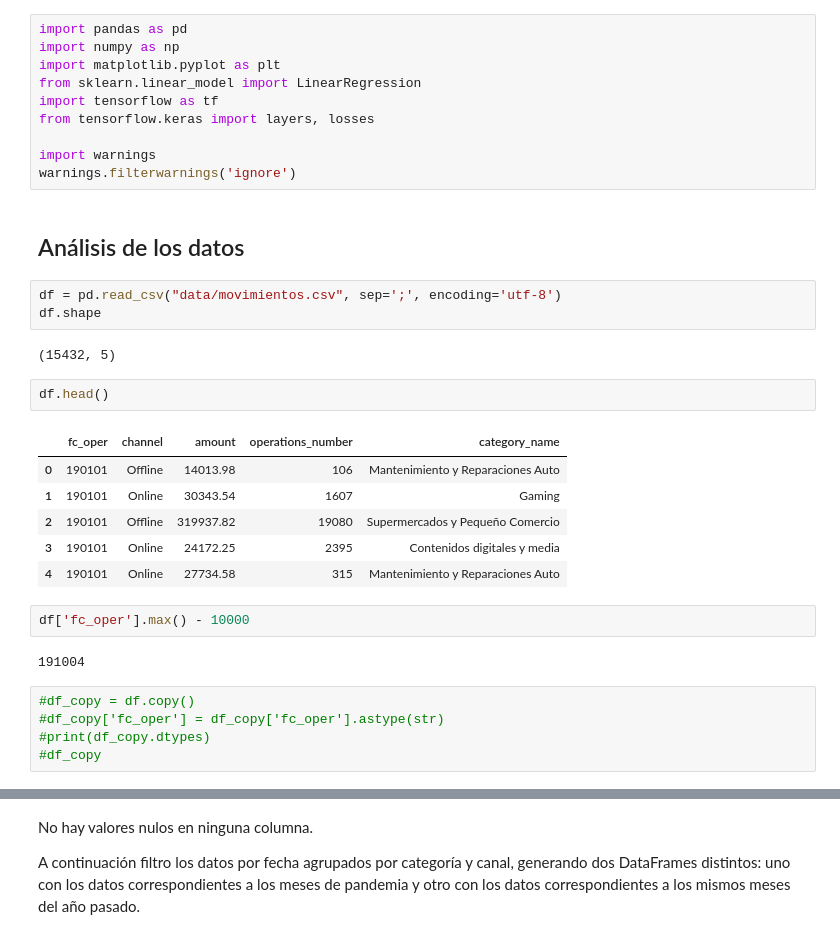
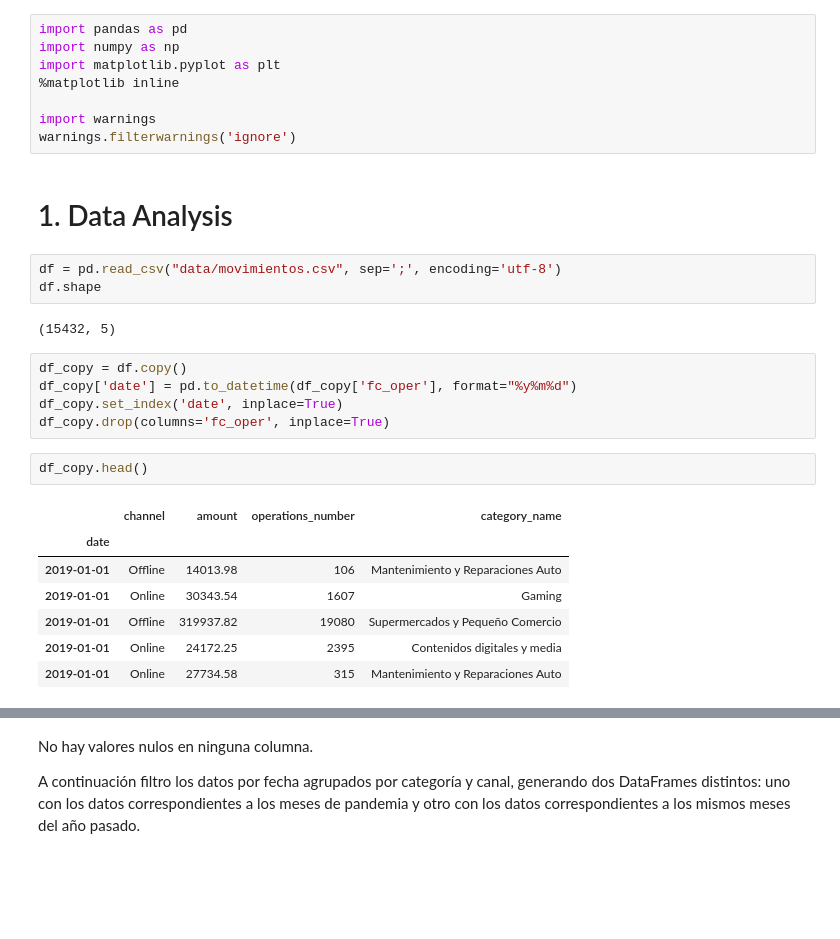
Before and after one commit to csar95/Gasto-con-Tarjeta_Time-Series, a Jupyter notebook: workbook.ipynb, the cells around one changed output, grey strips where cells are left out. Saved outputs shown, nothing was run; the diff lists cells and outputs as text; blank space fills up the shorter version.

```diff
--- a/workbook.ipynb
+++ b/workbook.ipynb
@@ -2,34 +2,29 @@
 import pandas as pd
 import numpy as np
 import matplotlib.pyplot as plt
-from sklearn.linear_model import LinearRegression
-import tensorflow as tf
-from tensorflow.keras import layers, losses
+%matplotlib inline
 
 import warnings
 warnings.filterwarnings('ignore')
-# %% [markdown]
-## Análisis de los datos
+# %% [markdown]
+# 1. Data Analysis
 # %%
 df = pd.read_csv("data/movimientos.csv", sep=';', encoding='utf-8')
 df.shape
 # %% [output]
 (15432, 5)
+# %%
+df_copy = df.copy()
+df_copy['date'] = pd.to_datetime(df_copy['fc_oper'], format="%y%m%d")
+df_copy.set_index('date', inplace=True)
+df_copy.drop(columns='fc_oper', inplace=True)
 # %%
-df.head()
+df_copy.head()
 # %% [output]
-|  | fc_oper | channel | amount | operations_number | category_name |
-| 0 | 190101 | Offline | 14013.98 | 106 | Mantenimiento y Reparaciones Auto |
-| 1 | 190101 | Online | 30343.54 | 1607 | Gaming |
-| 2 | 190101 | Offline | 319937.82 | 19080 | Supermercados y Pequeño Comercio |
-| 3 | 190101 | Online | 24172.25 | 2395 | Contenidos digitales y media |
-| 4 | 190101 | Online | 27734.58 | 315 | Mantenimiento y Reparaciones Auto |
+|  | channel | amount | operations_number | category_name |
+| date |  |  |  |  |
+| 2019-01-01 | Offline | 14013.98 | 106 | Mantenimiento y Reparaciones Auto |
+| 2019-01-01 | Online | 30343.54 | 1607 | Gaming |
+| 2019-01-01 | Offline | 319937.82 | 19080 | Supermercados y Pequeño Comercio |
+| 2019-01-01 | Online | 24172.25 | 2395 | Contenidos digitales y media |
+| 2019-01-01 | Online | 27734.58 | 315 | Mantenimiento y Reparaciones Auto |
-# %%
-df['fc_oper'].max() - 10000
-# %% [output]
-191004
-# %%
-#df_copy = df.copy()
-#df_copy['fc_oper'] = df_copy['fc_oper'].astype(str)
-#print(df_copy.dtypes)
-#df_copy
```
Also changed, not shown: parts of 63 cells of this notebook.
